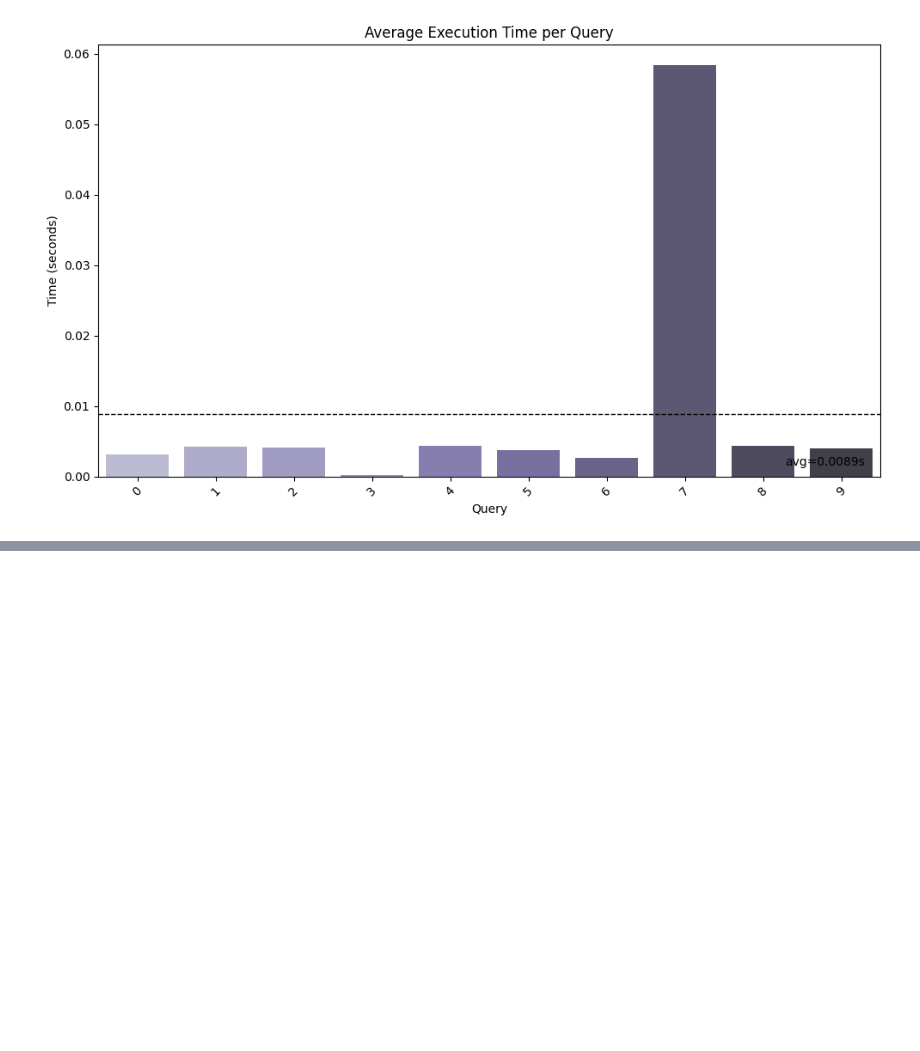
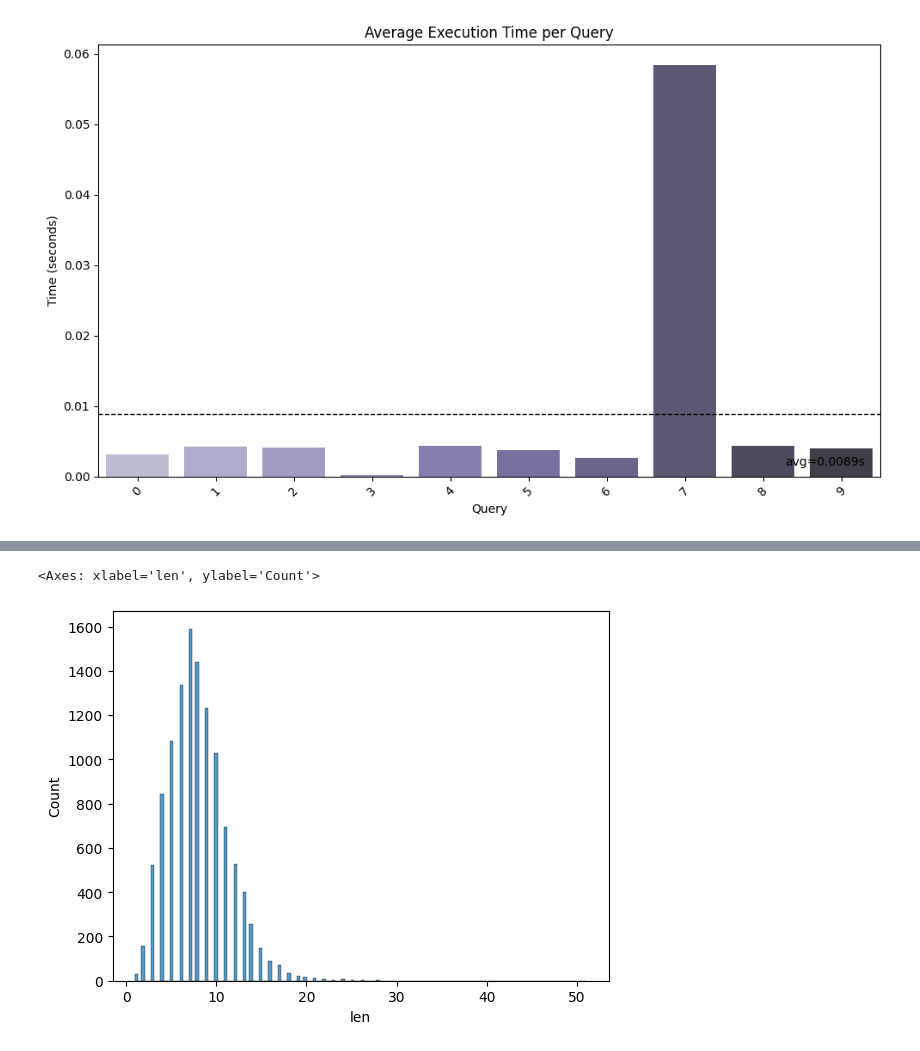
Before and after one commit to caioartus/lo17-dm, a Jupyter notebook: notebooks/evaluate.ipynb, the cells around one changed output, grey strips where cells are left out. Drawn from its saved outputs; the diff is of its cells as text; code cells hidden in the pictures; blank space fills up the shorter version.

```diff
--- a/notebooks/evaluate.ipynb
+++ b/notebooks/evaluate.ipynb
@@ -195,0 +342,4 @@ Passing `palette` without assigning `hue` is deprecated and will be removed in v
+# %%
+lemma_df = pd.DataFrame({"lemmes" : pretraiteur.lemmas})
+lemma_df["len"] = lemma_df["lemmes"].str.len()
+lemma_df
@@ -195,0 +360,5 @@ Passing `palette` without assigning `hue` is deprecated and will be removed in v
+# %%
+sns.histplot(lemma_df, x = 'len')
+# %% [output]
+<Axes: xlabel='len', ylabel='Count'>
+[figure, added]
```
Also changed, not shown: parts of 11 cells of this notebook, 5 other files.
